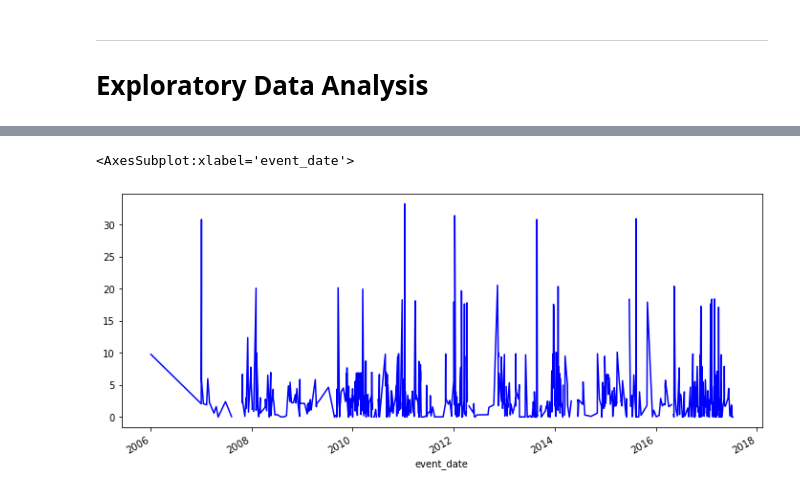
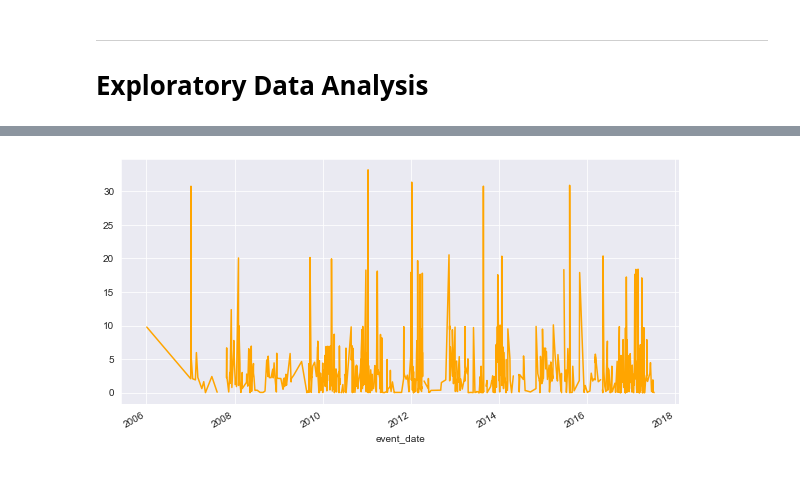
Before and after one commit to katelynnelson38/nasa_api, a Jupyter notebook: landslide_api_eda.ipynb, the cells around one changed output, grey strips where cells are left out. Cells and saved outputs as stored; diff of their text form; code cells hidden in the pictures.

```diff
--- a/landslide_api_eda.ipynb
+++ b/landslide_api_eda.ipynb
@@ -232,0 +253,10 @@ sns.barplot(data = landslide_df, x = 'landslide_size', y = 'fatality_count')
+# %%
+sns.set_style('darkgrid')
+sns.set_palette('YlOrRd')
+plt.figure(figsize = (10, 5))
+sns.boxplot(data = landslide_df[landslide_df['fatality_count'] < 100], x = 'landslide_size', y = 'fatality_count')
+plt.title('Fatality Distribution by Landslide Size', fontsize = 20)
+plt.xlabel('Size', fontsize = 16)
+plt.ylabel('Fatality Count', fontsize = 16)
+plt.tick_params(labelsize = 14)
+plt.show()
@@ -233,9 +265,11 @@ sns.barplot(data = landslide_df, x = 'landslide_size', y = 'fatality_count')
 # %%
-# using pandas
-plt.figure(figsize = (12, 6))
-landslide_df.groupby('country_name')['fatality_count'].mean().sort_values(ascending = False).head(10).plot(kind = 'bar', color = 'red', fontsize = 13)
-plt.title('Average Fatalities', fontsize = 20)
+sns.set_style('darkgrid')
+plt.figure(figsize = (10, 5))
+landslide_df.groupby('country_name')['fatality_count'].mean().sort_values(ascending = False).head(10).plot(kind = 'bar', color = 'orange', fontsize = 12)
+plt.title('Countries with the most average fatalities per landslide', fontsize = 20)
 plt.xlabel('Country', fontsize = 16)
 plt.ylabel('Avg Fatalities', fontsize = 16)
+plt.xticks(rotation = 30)
+plt.tick_params(labelsize = 14)
 plt.show()
 # %% [output]
@@ -243,7 +276,0 @@ plt.show()
-# %%
-temp = landslide_df.groupby('country_name')[['fatality_count', 'injury_count']].mean().sort_values(by = ['fatality_count', 'injury_count'], ascending = False).head(10).reset_index()
-
-plt.figure(figsize = (14, 6))
-sns.set_palette("Blues")
-sns.barplot(data = temp, x = 'country_name', y= 'fatality_count')
-plt.show()
@@ -310,0 +291,5 @@ landslide_df['fatality_count'].plot(color = 'red')
+# %%
+sns.set_style('darkgrid')
+plt.figure(figsize = (10, 5))
+landslide_df['fatality_count'].plot(color = 'orange')
+plt.show()
@@ -311,7 +298,8 @@ landslide_df['fatality_count'].plot(color = 'red')
 # %%
 #aqi['Utah'].rolling(30).mean().plot()
-plt.figure(figsize = (12, 5))
-landslide_df['fatality_count'].rolling(30).mean().plot(color = 'blue')
+sns.set_style('darkgrid')
+plt.figure(figsize = (10, 5))
+landslide_df['fatality_count'].rolling(30).mean().plot(color = 'orange')
+plt.show()
 # %% [output]
-<AxesSubplot:xlabel='event_date'>
-[figure, old version]
+[figure, new version]
```
Also changed, not shown: parts of 41 cells of this notebook, 2 other files.
